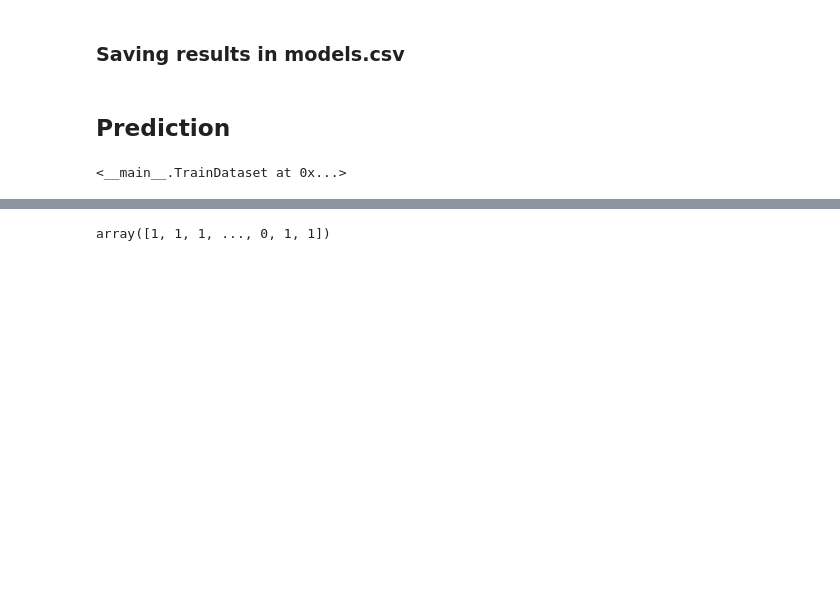
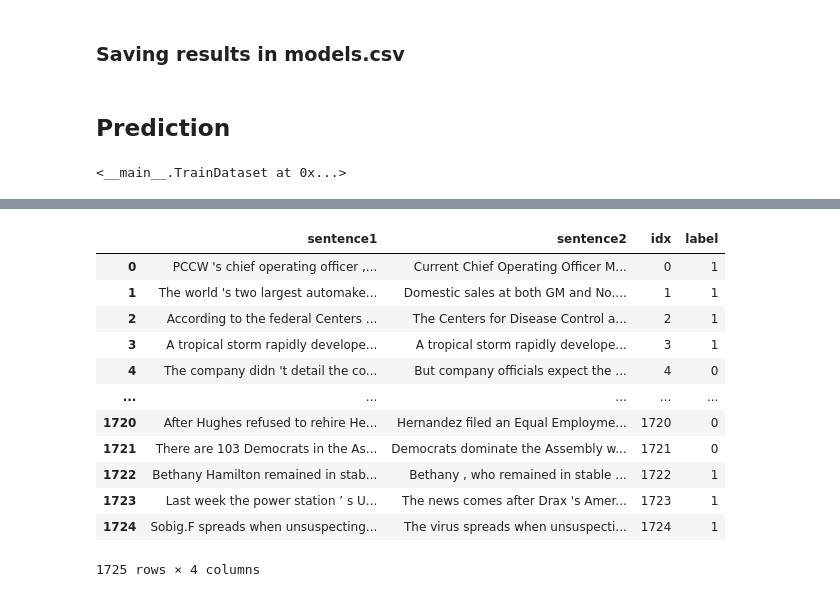
Before and after one commit to tahaShm/knowledge-distillation, a Jupyter notebook: teacher_fine_tuning.ipynb, the cells around one changed output, grey strips where cells are left out. Saved outputs shown, nothing was run; the diff lists cells and outputs as text; code cells hidden in the pictures; blank space fills up the shorter version.

Commit message:
sentence-pair classification capability added to teacher

```diff
--- a/teacher_fine_tuning.ipynb
+++ b/teacher_fine_tuning.ipynb
@@ -370,7 +420,19 @@ dict_values([861, 202])
-# %%
-results
-# %% [output]
-array([1, 1, 1, ..., 0, 1, 1])
+# %%
+test
+# %% [output]
+|  | sentence1 | sentence2 | idx | label |
+| 0 | PCCW 's chief operating officer ,... | Current Chief Operating Officer M... | 0 | 1 |
+| 1 | The world 's two largest automake... | Domestic sales at both GM and No.... | 1 | 1 |
+| 2 | According to the federal Centers ... | The Centers for Disease Control a... | 2 | 1 |
+| 3 | A tropical storm rapidly develope... | A tropical storm rapidly develope... | 3 | 1 |
+| 4 | The company didn 't detail the co... | But company officials expect the ... | 4 | 0 |
+| ... | ... | ... | ... | ... |
+| 1720 | After Hughes refused to rehire He... | Hernandez filed an Equal Employme... | 1720 | 0 |
+| 1721 | There are 103 Democrats in the As... | Democrats dominate the Assembly w... | 1721 | 0 |
+| 1722 | Bethany Hamilton remained in stab... | Bethany , who remained in stable ... | 1722 | 1 |
+| 1723 | Last week the power station ’ s U... | The news comes after Drax 's Amer... | 1723 | 1 |
+| 1724 | Sobig.F spreads when unsuspecting... | The virus spreads when unsuspecti... | 1724 | 1 |
+1725 rows × 4 columns
 # %%
 test[LABEL_HEADER] = results
 prediction_df = test.filter(['idx', 'label'])
```
Also changed, not shown: parts of 22 cells of this notebook.
